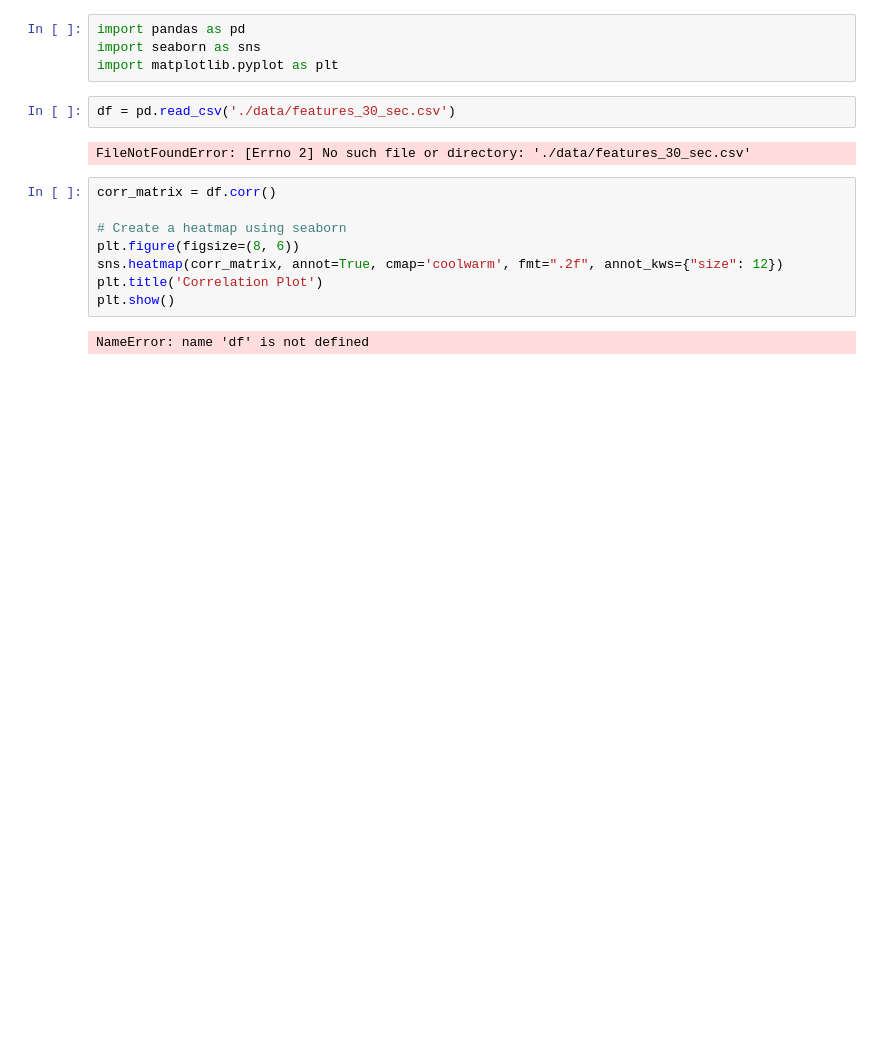
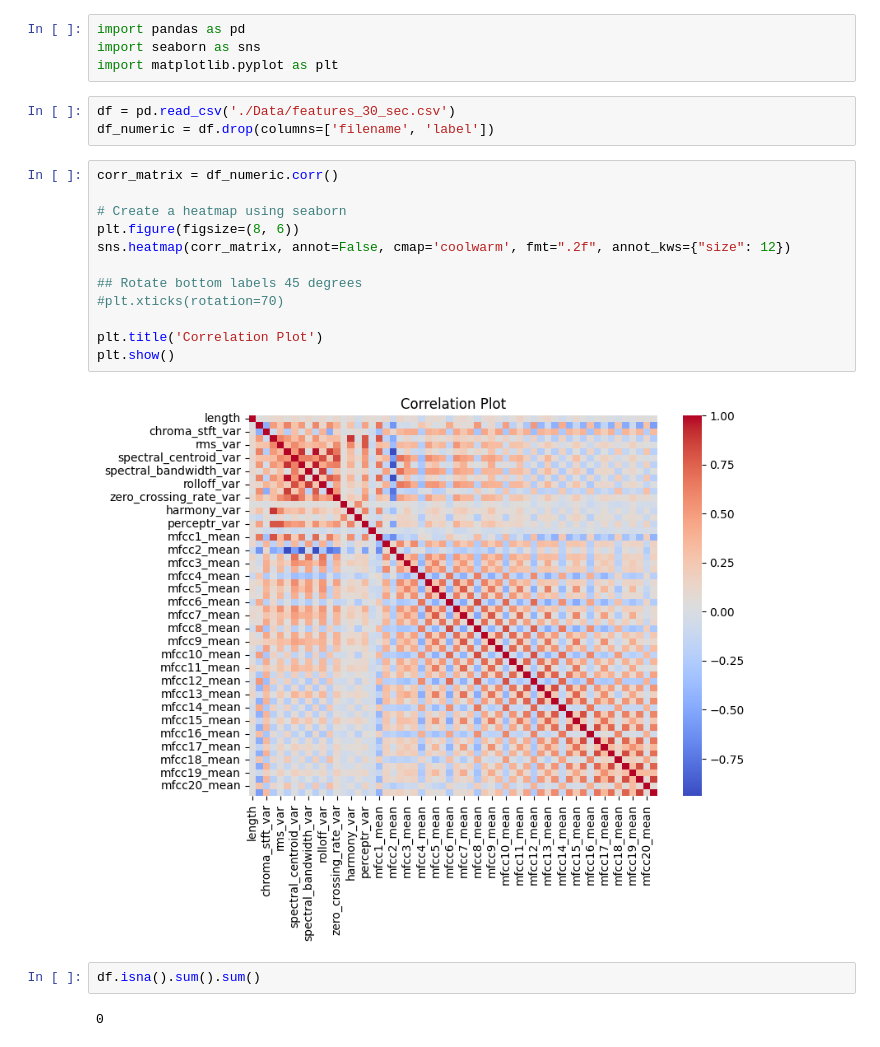
Before and after one commit to Hawkety77/Stat486MiniProject, a Jupyter notebook: eda.ipynb, the cells around one changed output. Cells and saved outputs as stored; diff of their text form; blank space fills up the shorter version.

```diff
--- a/eda.ipynb
+++ b/eda.ipynb
@@ -3,16 +3,23 @@ import pandas as pd
 import seaborn as sns
 import matplotlib.pyplot as plt
 # %%
-df = pd.read_csv('./data/features_30_sec.csv')
+df = pd.read_csv('./Data/features_30_sec.csv')
+df_numeric = df.drop(columns=['filename', 'label'])
-# %% [output]
-FileNotFoundError: [Errno 2] No such file or directory: './data/features_30_sec.csv'
 # %%
-corr_matrix = df.corr()
+corr_matrix = df_numeric.corr()
 
 # Create a heatmap using seaborn
 plt.figure(figsize=(8, 6))
-sns.heatmap(corr_matrix, annot=True, cmap='coolwarm', fmt=".2f", annot_kws={"size": 12})
+sns.heatmap(corr_matrix, annot=False, cmap='coolwarm', fmt=".2f", annot_kws={"size": 12})
+
+## Rotate bottom labels 45 degrees
+#plt.xticks(rotation=70)
+
 plt.title('Correlation Plot')
 plt.show()
 # %% [output]
-NameError: name 'df' is not defined
+[figure, added]
+# %%
+df.isna().sum().sum()
+# %% [output]
+0
```
Also changed, not shown: parts of 2 cells of this notebook, 1 other file.
